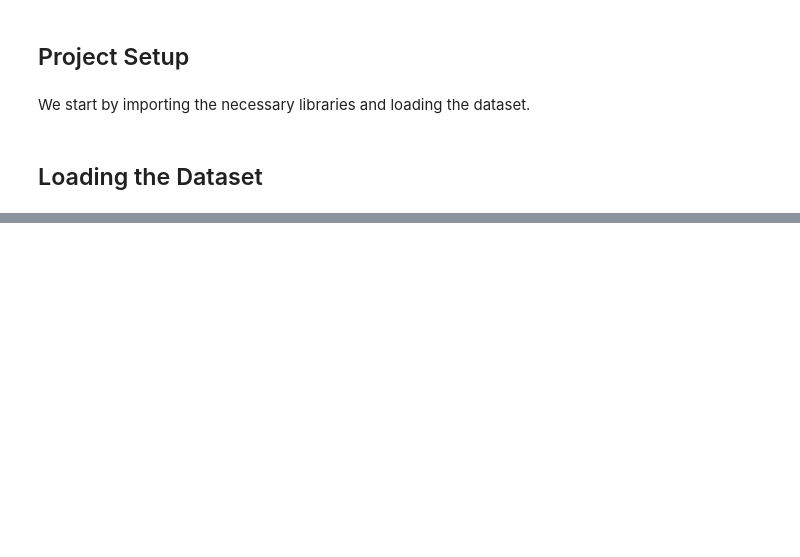
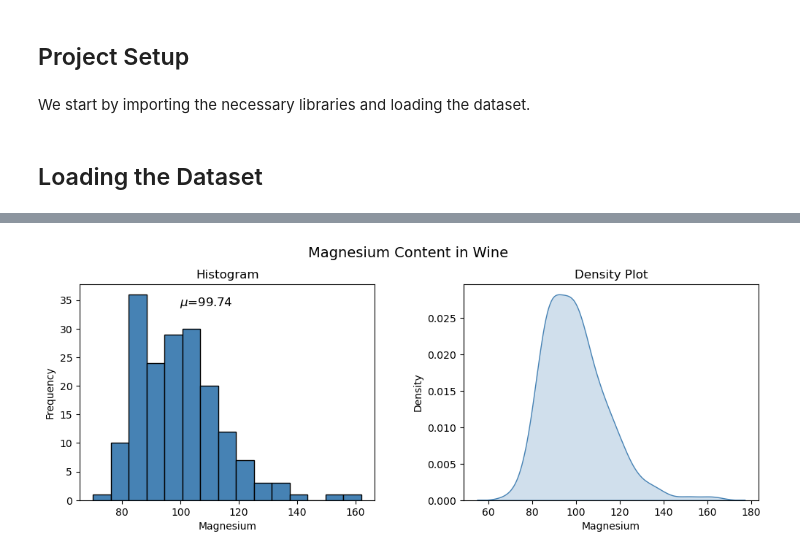
Before and after one commit to BlvckSanek/experiment, a Jupyter notebook: notebooks/01-notebook.ipynb, the cells around one changed output, grey strips where cells are left out. Drawn from its saved outputs; the diff is of its cells as text; code cells hidden in the pictures; blank space fills up the shorter version.

```diff
--- a/notebooks/01-notebook.ipynb
+++ b/notebooks/01-notebook.ipynb
@@ -45,0 +179,25 @@ df = pd.read_csv(url, header=None, names=["Cultivar"] + columns)
+# %%
+# Creating a figure with two subplots side by side
+fig, (ax1, ax2) = plt.subplots(1, 2, figsize=(12, 4))  # 1 row, 2 columns
+
+# Adjusting layout and adding a super title
+fig.subplots_adjust(top=0.85, wspace=0.3)
+fig.suptitle("Magnesium Content in Wine", fontsize=14)
+
+# Plotting the Histogram
+ax1.set_title("Histogram")
+ax1.set_xlabel("Magnesium")
+ax1.set_ylabel("Frequency")
+ax1.hist(df["Magnesium"], color="steelblue", bins=15, edgecolor="black", linewidth=1)
+ax1.text(df["Magnesium"].mean(), max(ax1.get_ylim()) * 0.9, r'$\mu$=' + str(round(df["Magnesium"].mean(), 2)), fontsize=12)
+
+# Plotting the Density Plot
+ax2.set_title("Density Plot")
+ax2.set_xlabel("Magnesium")
+ax2.set_ylabel("Density")
+sns.kdeplot(df["Magnesium"], ax=ax2, shade=True, color="steelblue")
+
+# Display the plots
+plt.show()
+# %% [output]
+[figure, added]
```
Also changed, not shown: parts of 36 cells of this notebook.
